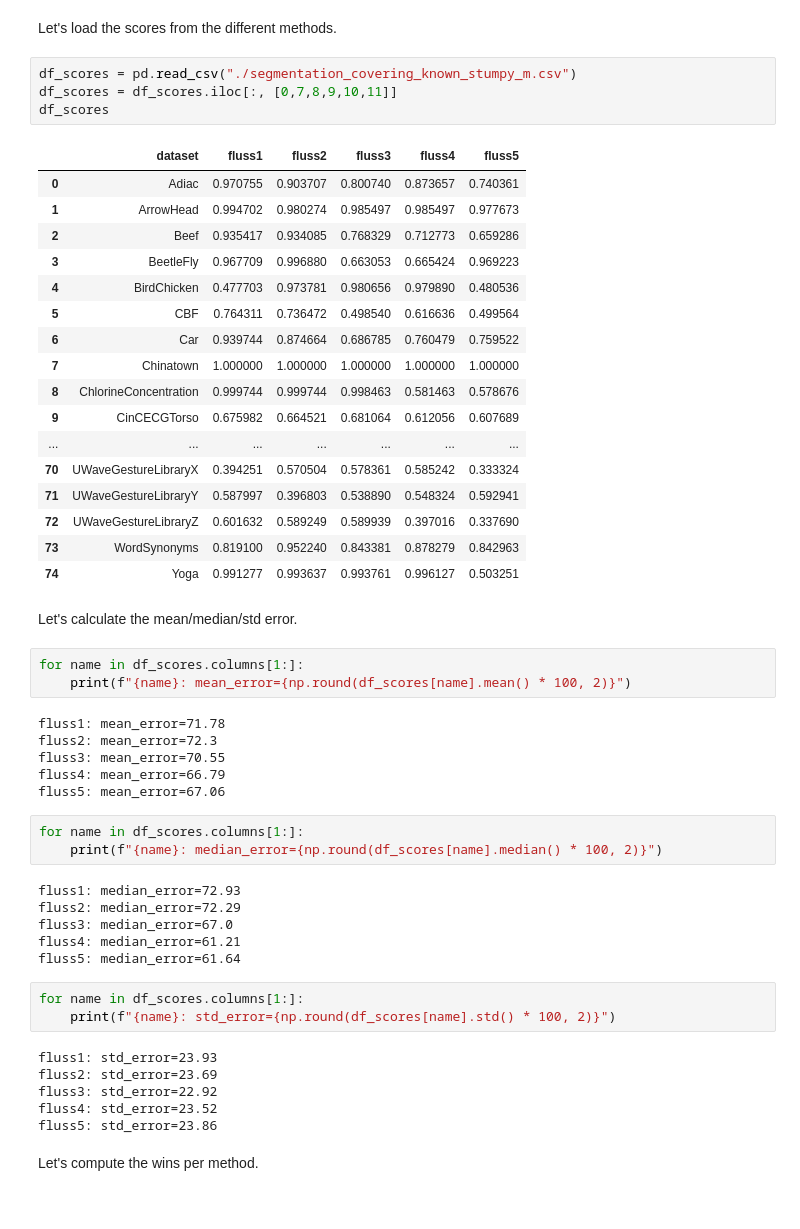
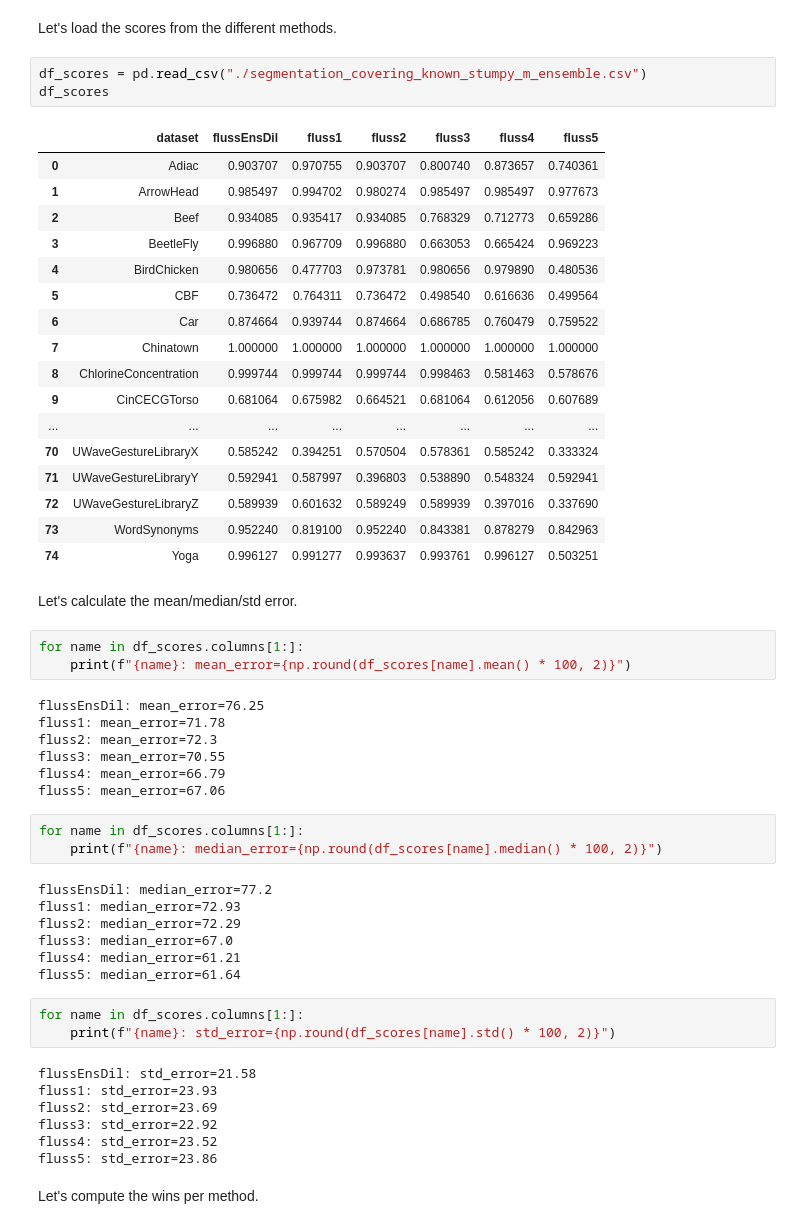
Before and after one commit to r00tk1d/experiments_master_mp_dilation, a Jupyter notebook: results/segmentation/competitor_evaluation_known_fixed_m.ipynb, the cells around one changed output. Saved outputs shown, nothing was run; the diff lists cells and outputs as text.

```diff
--- a/results/segmentation/competitor_evaluation_known_fixed_m.ipynb
+++ b/results/segmentation/competitor_evaluation_known_fixed_m.ipynb
@@ -21,33 +21,33 @@ import orange3score
 # %% [markdown]
 Let's load the scores from the different methods.
 # %%
-df_scores = pd.read_csv("./segmentation_covering_known_stumpy_m.csv")
-df_scores = df_scores.iloc[:, [0,7,8,9,10,11]]
+df_scores = pd.read_csv("./segmentation_covering_known_stumpy_m_ensemble.csv")
 df_scores
 # %% [output]
-|  | dataset | fluss1 | fluss2 | fluss3 | fluss4 | fluss5 |
-| 0 | Adiac | 0.970755 | 0.903707 | 0.800740 | 0.873657 | 0.740361 |
-| 1 | ArrowHead | 0.994702 | 0.980274 | 0.985497 | 0.985497 | 0.977673 |
-| 2 | Beef | 0.935417 | 0.934085 | 0.768329 | 0.712773 | 0.659286 |
-| 3 | BeetleFly | 0.967709 | 0.996880 | 0.663053 | 0.665424 | 0.969223 |
-| 4 | BirdChicken | 0.477703 | 0.973781 | 0.980656 | 0.979890 | 0.480536 |
-| 5 | CBF | 0.764311 | 0.736472 | 0.498540 | 0.616636 | 0.499564 |
-| 6 | Car | 0.939744 | 0.874664 | 0.686785 | 0.760479 | 0.759522 |
-| 7 | Chinatown | 1.000000 | 1.000000 | 1.000000 | 1.000000 | 1.000000 |
-| 8 | ChlorineConcentration | 0.999744 | 0.999744 | 0.998463 | 0.581463 | 0.578676 |
-| 9 | CinCECGTorso | 0.675982 | 0.664521 | 0.681064 | 0.612056 | 0.607689 |
-| ... | ... | ... | ... | ... | ... | ... |
-| 70 | UWaveGestureLibraryX | 0.394251 | 0.570504 | 0.578361 | 0.585242 | 0.333324 |
-| 71 | UWaveGestureLibraryY | 0.587997 | 0.396803 | 0.538890 | 0.548324 | 0.592941 |
-| 72 | UWaveGestureLibraryZ | 0.601632 | 0.589249 | 0.589939 | 0.397016 | 0.337690 |
-| 73 | WordSynonyms | 0.819100 | 0.952240 | 0.843381 | 0.878279 | 0.842963 |
-| 74 | Yoga | 0.991277 | 0.993637 | 0.993761 | 0.996127 | 0.503251 |
+|  | dataset | flussEnsDil | fluss1 | fluss2 | fluss3 | fluss4 | fluss5 |
+| 0 | Adiac | 0.903707 | 0.970755 | 0.903707 | 0.800740 | 0.873657 | 0.740361 |
+| 1 | ArrowHead | 0.985497 | 0.994702 | 0.980274 | 0.985497 | 0.985497 | 0.977673 |
+| 2 | Beef | 0.934085 | 0.935417 | 0.934085 | 0.768329 | 0.712773 | 0.659286 |
+| 3 | BeetleFly | 0.996880 | 0.967709 | 0.996880 | 0.663053 | 0.665424 | 0.969223 |
+| 4 | BirdChicken | 0.980656 | 0.477703 | 0.973781 | 0.980656 | 0.979890 | 0.480536 |
+| 5 | CBF | 0.736472 | 0.764311 | 0.736472 | 0.498540 | 0.616636 | 0.499564 |
+| 6 | Car | 0.874664 | 0.939744 | 0.874664 | 0.686785 | 0.760479 | 0.759522 |
+| 7 | Chinatown | 1.000000 | 1.000000 | 1.000000 | 1.000000 | 1.000000 | 1.000000 |
+| 8 | ChlorineConcentration | 0.999744 | 0.999744 | 0.999744 | 0.998463 | 0.581463 | 0.578676 |
+| 9 | CinCECGTorso | 0.681064 | 0.675982 | 0.664521 | 0.681064 | 0.612056 | 0.607689 |
+| ... | ... | ... | ... | ... | ... | ... | ... |
+| 70 | UWaveGestureLibraryX | 0.585242 | 0.394251 | 0.570504 | 0.578361 | 0.585242 | 0.333324 |
+| 71 | UWaveGestureLibraryY | 0.592941 | 0.587997 | 0.396803 | 0.538890 | 0.548324 | 0.592941 |
+| 72 | UWaveGestureLibraryZ | 0.589939 | 0.601632 | 0.589249 | 0.589939 | 0.397016 | 0.337690 |
+| 73 | WordSynonyms | 0.952240 | 0.819100 | 0.952240 | 0.843381 | 0.878279 | 0.842963 |
+| 74 | Yoga | 0.996127 | 0.991277 | 0.993637 | 0.993761 | 0.996127 | 0.503251 |
 # %% [markdown]
 Let's calculate the mean/median/std error.
 # %%
 for name in df_scores.columns[1:]:
     print(f"{name}: mean_error={np.round(df_scores[name].mean() * 100, 2)}")
 # %% [output]
+flussEnsDil: mean_error=76.25
 fluss1: mean_error=71.78
 fluss2: mean_error=72.3
 fluss3: mean_error=70.55
@@ -57,6 +57,7 @@ fluss5: mean_error=67.06
 for name in df_scores.columns[1:]:
     print(f"{name}: median_error={np.round(df_scores[name].median() * 100, 2)}")
 # %% [output]
+flussEnsDil: median_error=77.2
 fluss1: median_error=72.93
 fluss2: median_error=72.29
 fluss3: median_error=67.0
@@ -66,6 +67,7 @@ fluss5: median_error=61.64
 for name in df_scores.columns[1:]:
     print(f"{name}: std_error={np.round(df_scores[name].std() * 100, 2)}")
 # %% [output]
+flussEnsDil: std_error=21.58
 fluss1: std_error=23.93
 fluss2: std_error=23.69
 fluss3: std_error=22.92
```
Also changed, not shown: parts of 4 cells of this notebook, 17 other files.
